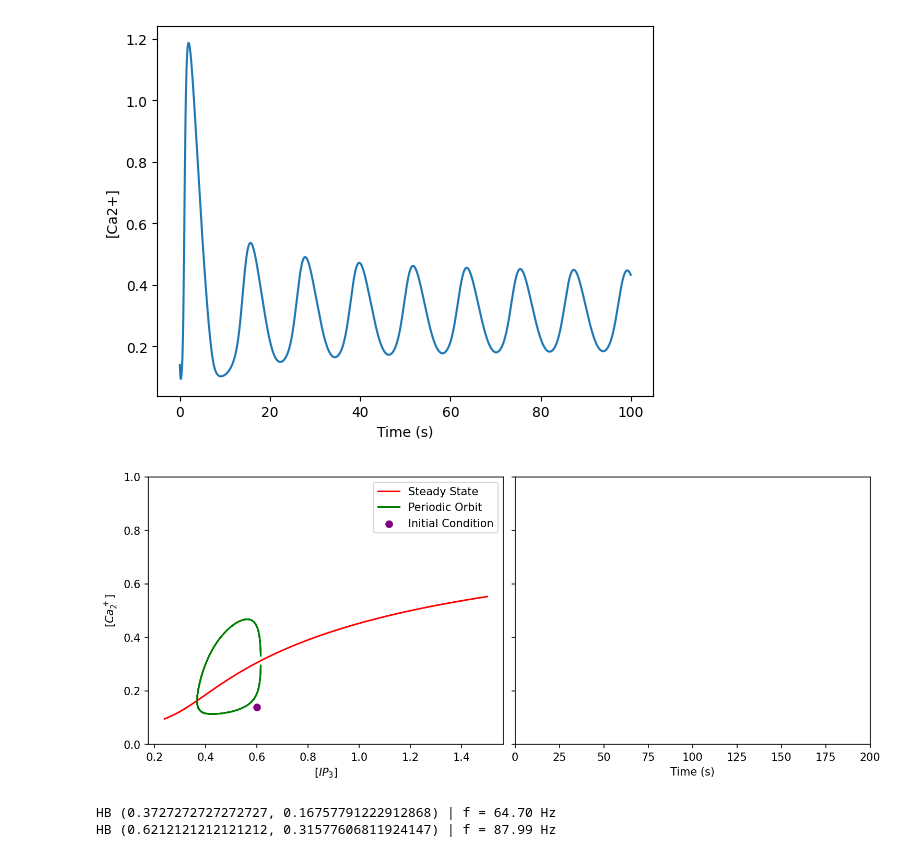
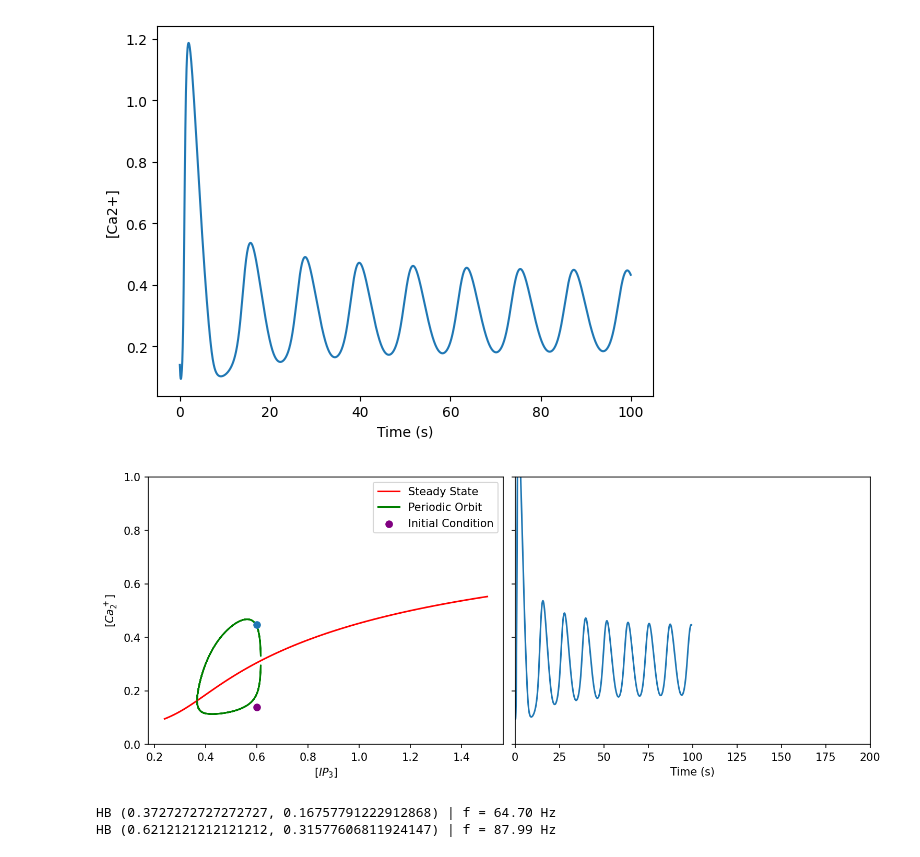
Before and after one commit to pupueys/MATH3888, a Jupyter notebook: project/Kevin_YoungKiezer/DeYoungKeizer.ipynb, the cells around one changed output. Cells and saved outputs as stored; diff of their text form; code cells hidden in the pictures.

```diff
--- a/project/Kevin_YoungKiezer/DeYoungKeizer.ipynb
+++ b/project/Kevin_YoungKiezer/DeYoungKeizer.ipynb
@@ -96,36 +96,36 @@ ax1.set_ylabel('$[Ca_2^+]$')
 ax1.set_xlabel('$[IP_3]$')
 
 data = pd.read_csv('..\\bifurcation_branch.csv')
 periodic = pd.read_csv('..\\periodic_orbits.csv')
 ax1.plot(data['P'], data['C'], 'r', label='Steady State')
 ax1.plot(periodic['P'], periodic['V_max'], 'g', label='Periodic Orbit')
 ax1.plot(periodic['P'], periodic['V_min'], 'g')
 ax1.scatter(P, y0[0], color='purple', label='Initial Condition')
 ax1.legend()
 
 ax2.set_xlim(0, 200)
 ax2.set_ylim(0, 1)
 ax2.set_xlabel('Time (s)')
 
 # plt.plot(sol.y[1], sol.y[0])
 # plt.plot(np.ones_like(sol.y[0]) * nu4, sol.y[0])
 line1, = ax1.plot([], [], 'C0o', label='[$Ca_2^+ (t)$]') # Initial empty plot
 line2, = ax2.plot([], [], '-')
 
 def init():
     line1.set_data([], [])
     line2.set_data([], [])
     return line1, line2
 
 def animate(i):
     line1.set_data([P], [sol.y[0][i * 100]])
     line2.set_data(sol.t[:i*100], sol.y[0][:i*100])
     return line1, line2
 
-# ani = animation.FuncAnimation(fig, animate, init_func=init, frames=len(sol.t)//100, interval=50, blit=True, repeat=True)
-# ani.save('inside.mp4')
+ani = animation.FuncAnimation(fig, animate, init_func=init, frames=len(sol.t)//100, interval=50, blit=True, repeat=True)
+ani.save('basedyk.mp4')
 # %% [output]
-[figure, old version]
+[figure, new version]
 # %%
 from scipy.optimize import fsolve
 
```
Also changed, not shown: 8 other files.
